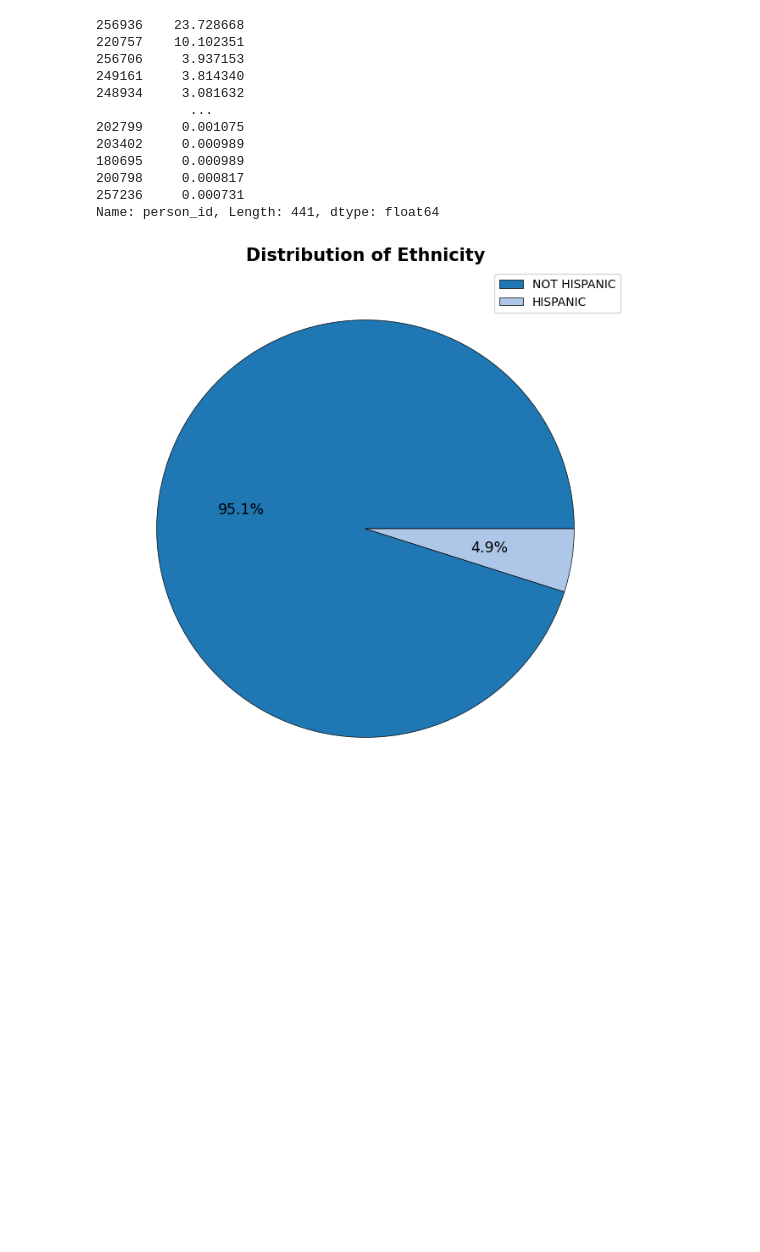
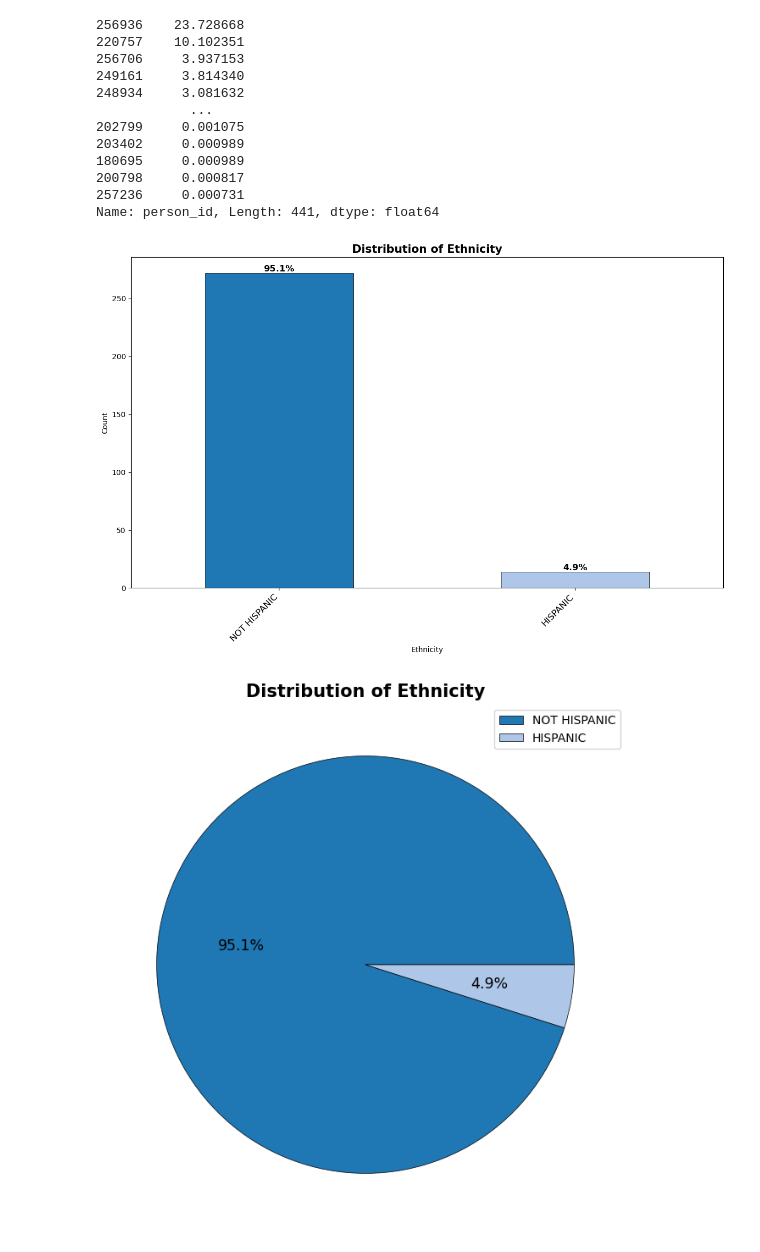
Before and after one commit to rdiazrincon/motor_fluctuations_pd, a Jupyter notebook: motor_fluctuations_pd.ipynb, the cells around one changed output. Drawn from its saved outputs; the diff is of its cells as text; code cells hidden in the pictures; blank space fills up the shorter version.

Commit message:
Plot distribution of medication in a bar plot

```diff
--- a/motor_fluctuations_pd.ipynb
+++ b/motor_fluctuations_pd.ipynb
@@ -1032,6 +1032,31 @@ plt.legend(handles=legend_patches, loc='best')
 
 plt.tight_layout()
 plt.show()
+# %%
+import matplotlib.pyplot as plt
+
+# Plotting value counts of race with percentages
+ethnicity = demographics['ethnicity_source_value'].value_counts()
+plt.figure(figsize=(12, 8))  # Adjust the values as per your desired size
+labels = ethnicity.index
+colors = plt.cm.tab20(np.arange(len(labels)))
+ax = ethnicity.plot(kind='bar', color=colors, edgecolor='black', linewidth=0.5)
+
+# Calculate the percentages
+total_count = ethnicity.sum()
+percentages = [(count / total_count) * 100 for count in ethnicity]
+
+# Display the percentages inside the bars
+ax.bar_label(ax.containers[0], labels=[f"{percentage:.1f}%" for percentage in percentages], label_type='edge', fontsize=12, fontweight='bold')
+
+plt.title('Distribution of Ethnicity', fontsize=15, fontweight='bold')
+plt.xlabel('Ethnicity')
+plt.ylabel('Count')
+plt.xticks(range(len(labels)), labels, rotation=45, ha='right', fontsize=12)
+plt.tight_layout()
+plt.show()
+# %% [output]
+[figure, added]
 # %%
 # Plotting value counts of race with percentages
 ethnicity = demographics['ethnicity_source_value'].value_counts()
```
Also changed, not shown: parts of 4 cells of this notebook.
